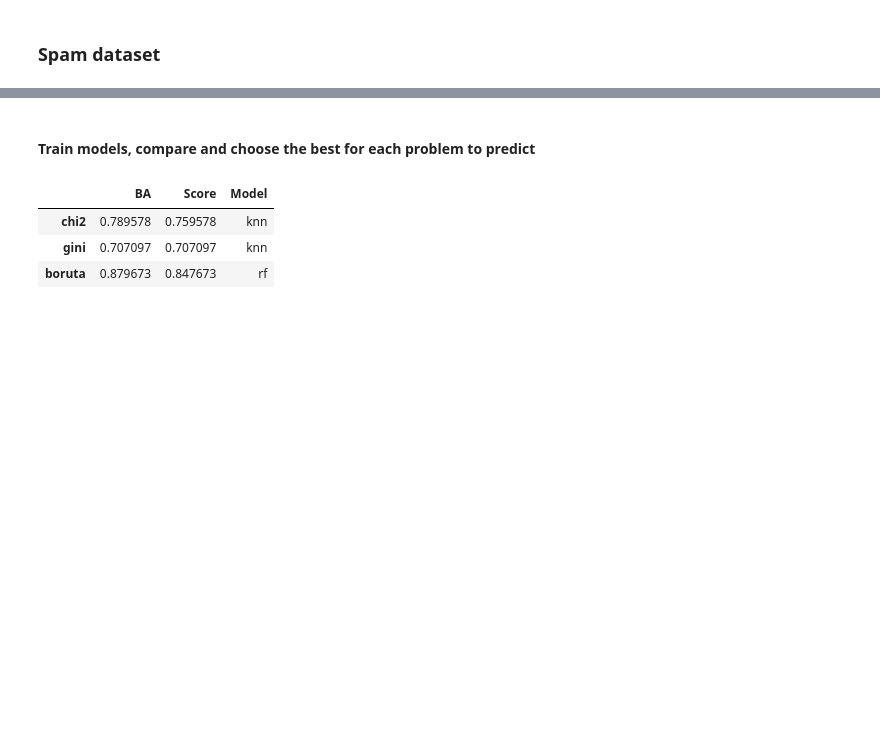
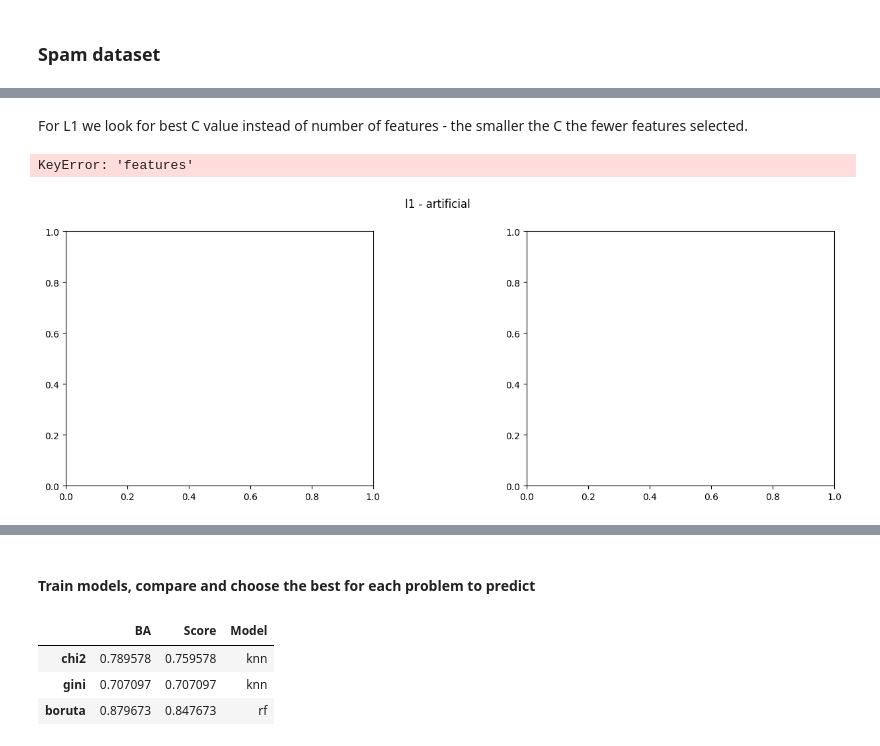
Before and after one commit to kaczmareka/aml_project2, a Jupyter notebook: experiments.ipynb, the cells around one changed output, grey strips where cells are left out. Drawn from its saved outputs; the diff is of its cells as text; code cells hidden in the pictures; blank space fills up the shorter version.

```diff
--- a/experiments.ipynb
+++ b/experiments.ipynb
@@ -296,0 +346,2 @@ search_best_features([10, 50, 100], 'gini', spam_train_X, spam_train_y, spam_val
+# %% [markdown]
+For L1 we look for best C value instead of number of features - the smaller the C the fewer features selected.
@@ -296,0 +365,5 @@ search_best_features([10, 50, 100], 'gini', spam_train_X, spam_train_y, spam_val
+# %%
+end_scores_l1_art = search_best_C([0.005, 0.01, 0.015, 0.02, 0.025, 0.03], art_train_X, art_train_y, art_val_X, art_val_y, 'artificial')
+# %% [output]
+KeyError: 'features'
+[figure, added]
```
Also changed, not shown: parts of 74 cells of this notebook, 2 other files.
